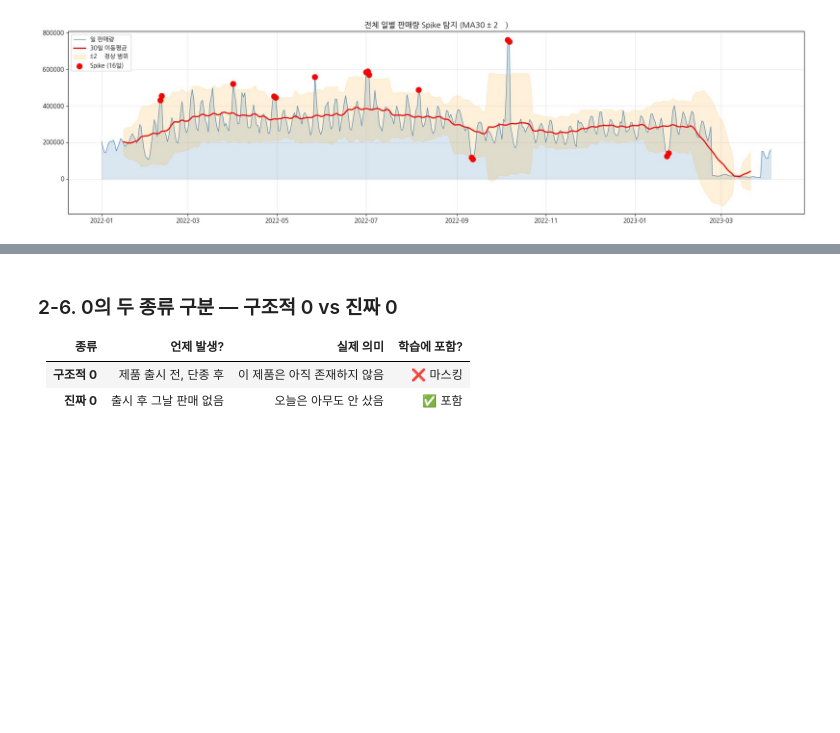
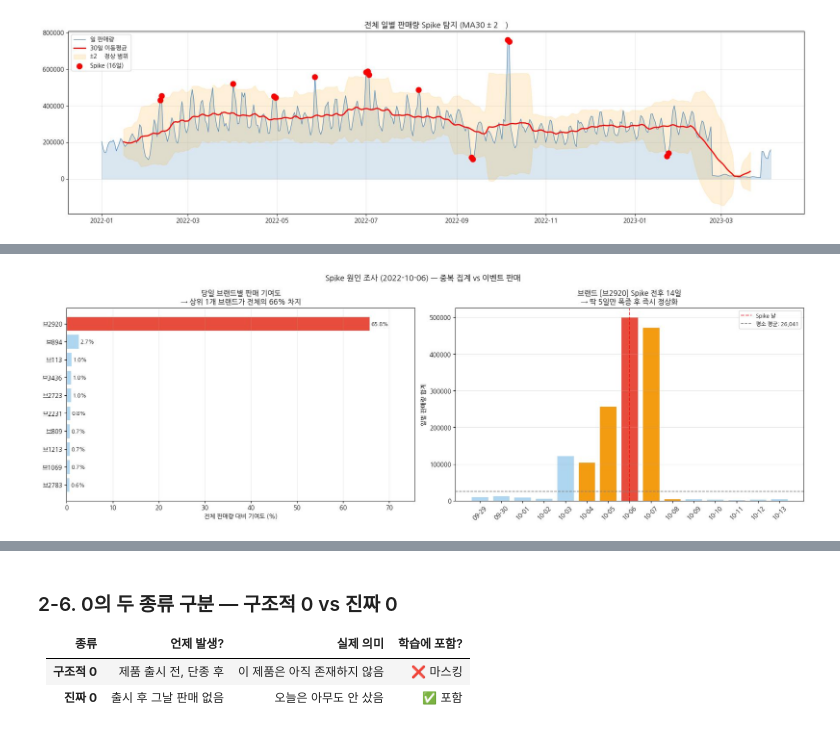
Before and after one commit to KittyNat123/Sales, a Jupyter notebook: Team/Sales_Merged_v1.ipynb, the cells around one changed output, grey strips where cells are left out. Cells and saved outputs as stored; diff of their text form; code cells hidden in the pictures; blank space fills up the shorter version.

```diff
--- a/Team/Sales_Merged_v1.ipynb
+++ b/Team/Sales_Merged_v1.ipynb
@@ -713,0 +665,93 @@ plt.show()
+# %%
+# ── Spike 원인 조사 — 중복 집계인가? 이벤트 판매인가? ─────────────────────
+daily_total = train[DATE_COLS].sum(axis=0)
+daily_total.index = pd.to_datetime(DATE_COLS)
+
+ma30  = daily_total.rolling(30, center=True).mean()
+std30 = daily_total.rolling(30, center=True).std()
+upper = ma30 + 2 * std30
+
+# ✅ 변수명 변경: spike_dates 덮어쓰기 방지
+spike_dates_upper = daily_total[daily_total > upper].index
+
+biggest_spike_date = daily_total[spike_dates_upper].idxmax()
+spike_col          = str(biggest_spike_date.date())
+spike_total        = daily_total[biggest_spike_date]
+
+print(f"가장 큰 Spike 날짜: {spike_col}  (전체 판매량: {spike_total:,.0f})")
+
+# ── 당일 브랜드별 기여도 계산 ─────────────────────────────────────────────
+brand_contrib = (
+    train.groupby('브랜드')[spike_col]
+    .sum()
+    .sort_values(ascending=False)
+    .head(10)
+)
+brand_contrib_pct = brand_contrib / spike_total * 100
+
+short_brand_names = [brand_labels.get(b, b) for b in brand_contrib.index]
+
+# ── 시각화 ────────────────────────────────────────────────────────────────
+fig, axes = plt.subplots(1, 2, figsize=(18, 6))
+fig.suptitle(f'Spike 원인 조사 ({spike_col}) — 중복 집계 vs 이벤트 판매',
+             fontsize=13, fontweight='bold')
+
+ax = axes[0]
+colors = ['#e74c3c'] + ['#aed6f1'] * (len(brand_contrib) - 1)
+bars = ax.barh(short_brand_names[::-1], brand_contrib_pct.values[::-1],
+               color=colors[::-1], edgecolor='white')
+for bar, pct in zip(bars, brand_contrib_pct.values[::-1]):
+    ax.text(bar.get_width() + 0.3, bar.get_y() + bar.get_height()/2,
+            f'{pct:.1f}%', va='center', fontsize=9)
+ax.set_xlabel('전체 판매량 대비 기여도 (%)')
+ax.set_title(f'당일 브랜드별 판매 기여도\n→ 상위 1개 브랜드가 전체의 {brand_contrib_pct.iloc[0]:.0f}% 차지')
+ax.grid(alpha=0.3, axis='x')
+ax.set_xlim(0, brand_contrib_pct.iloc[0] * 1.15)
+
+top_brand_raw   = brand_contrib.index[0]
+top_brand_short = brand_labels.get(top_brand_raw, top_brand_raw)
+
+brand_daily = train[train['브랜드'] == top_brand_raw][DATE_COLS].sum(axis=0)
+brand_daily.index = pd.to_datetime(DATE_COLS)
+
+window_start = biggest_spike_date - pd.Timedelta(days=7)
+window_end   = biggest_spike_date + pd.Timedelta(days=7)
+window_data  = brand_daily[window_start:window_end]
+
+ax = axes[1]
+bar_colors = ['#e74c3c' if d == biggest_spike_date else
+              '#f39c12' if abs((d - biggest_spike_date).days) <= 2 else
+              '#aed6f1'
+              for d in window_data.index]
+ax.bar(range(len(window_data)), window_data.values, color=bar_colors, edgecolor='white')
+ax.set_xticks(range(len(window_data)))
+ax.set_xticklabels([d.strftime('%m-%d') for d in window_data.index], rotation=45)
+ax.axvline(7, color='red', linestyle='--', lw=1.5, alpha=0.7, label='Spike 날')
+
+normal_mean = brand_daily[brand_daily.index < window_start].mean()
+ax.axhline(normal_mean, color='gray', linestyle='--', lw=1.2,
+           label=f'평소 평균: {normal_mean:,.0f}')
+ax.set_title(f'브랜드 [{top_brand_short}] Spike 전후 14일\n→ 딱 5일만 폭증 후 즉시 정상화')
+ax.set_ylabel('일별 판매량 합계')
+ax.legend(fontsize=9)
+ax.grid(alpha=0.3, axis='y')
+
+plt.tight_layout()
+plt.show()
+
+print()
+print("=" * 55)
+print("📊 Spike 원인 분석 결론")
+print("=" * 55)
+print(f"  완전히 동일한 중복 행   : 0개 (전체 데이터 확인)")
+print(f"  Spike 날 1위 브랜드     : {top_brand_short} (원본: {top_brand_raw})")
+print(f"  당일 전체 대비 기여도   : {brand_contrib_pct.iloc[0]:.1f}%")
+print(f"  폭증 기간               : 약 5일 후 즉시 정상화")
+print(f"  평소 일평균             : {normal_mean:,.0f}")
+print(f"  Spike 당일              : {brand_daily[biggest_spike_date]:,.0f}")
+print(f"  배율                    : {brand_daily[biggest_spike_date]/normal_mean:.0f}x")
+print()
+print("💡 중복 집계 = 매일 일정하게 중복 → 이 패턴과 불일치")
+print("💡 이벤트 판매 = 특정 기간만 폭증 후 정상화 → 이 패턴과 일치")
+print("→ 결론: 클리핑(상한선 깎기) 유지 / MA 대체는 실제 패턴을 지움")
+# %% [output]
@@ -713,0 +759 @@ plt.show()
+[figure, added]
```
Also changed, not shown: parts of 61 cells of this notebook.
